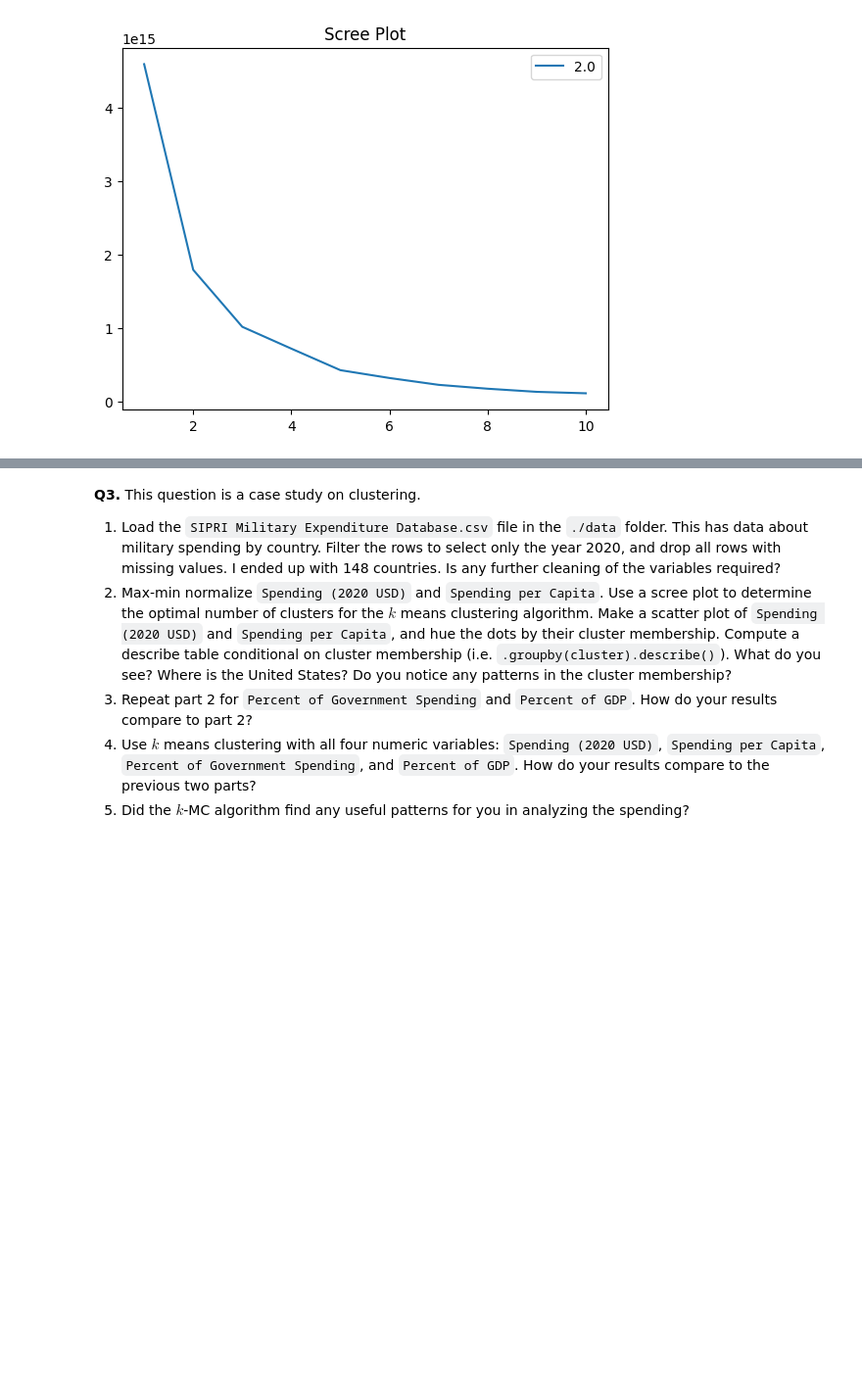
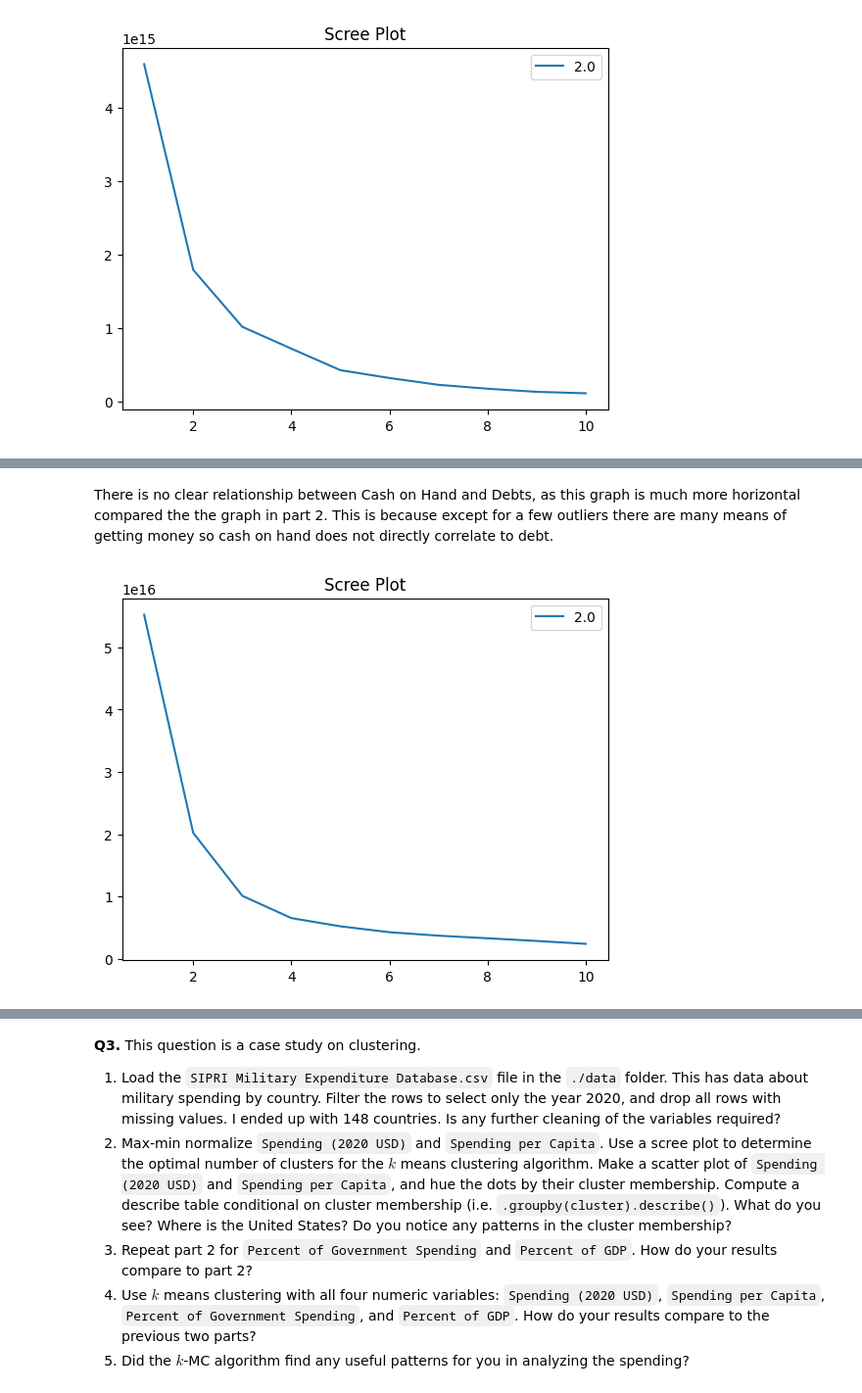
Before and after one commit to eaa3ug/clustering_assignment, a Jupyter notebook: assignment_clustering.ipynb, the cells around one changed output, grey strips where cells are left out. Shown at 98% size. Drawn from its saved outputs; the diff is of its cells as text; code cells hidden in the pictures; blank space fills up the shorter version.

```diff
--- a/assignment_clustering.ipynb
+++ b/assignment_clustering.ipynb
@@ -217,0 +227,21 @@ fundraising.groupby("cluster").describe()
+# %% [markdown]
+There is no clear relationship between Cash on Hand and Debts, as this graph is much more horizontal compared the the graph in part 2. This is because except for a few outliers there are many means of getting money so cash on hand does not directly correlate to debt.
+# %%
+specifics = ['Raised', 'Spent', 'Cash on Hand', 'Debts']
+
+X = fundraising[specifics].to_numpy()
+
+scaler = MinMaxScaler()
+X_scaled = scaler.fit_transform(X)
+
+k_bar = 10
+SSE = []
+
+for k in range(k_bar):
+    model = KMeans(n_clusters=k+1, max_iter=300, n_init = 10, random_state=0)
+    model = model.fit(X)
+    SSE.append(model.inertia_)
+
+scree_plot = sns.lineplot(x=np.arange(1,k_bar+1), y=SSE, label=value).set_title('Scree Plot')
+# %% [output]
+[figure, added]
```
Also changed, not shown: parts of 5 cells of this notebook.
